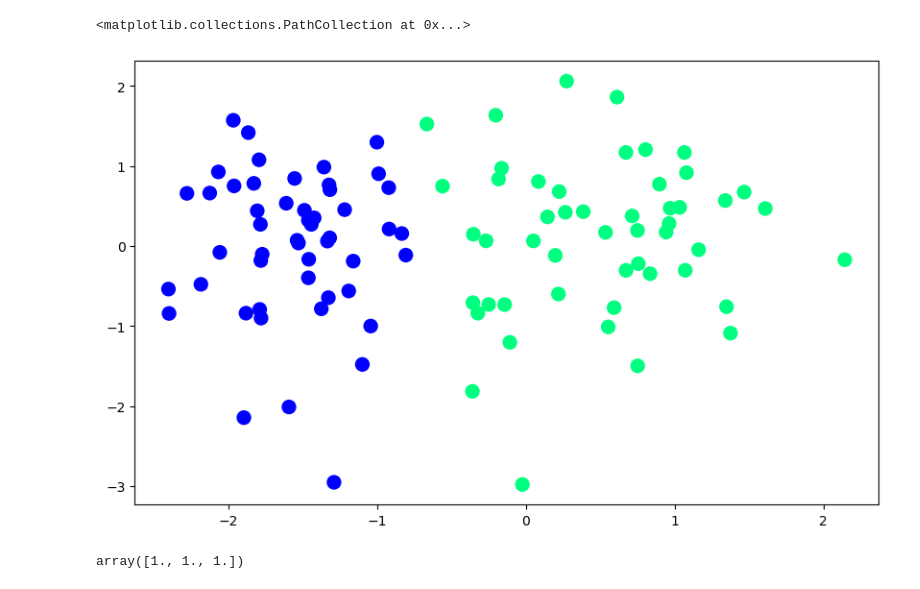
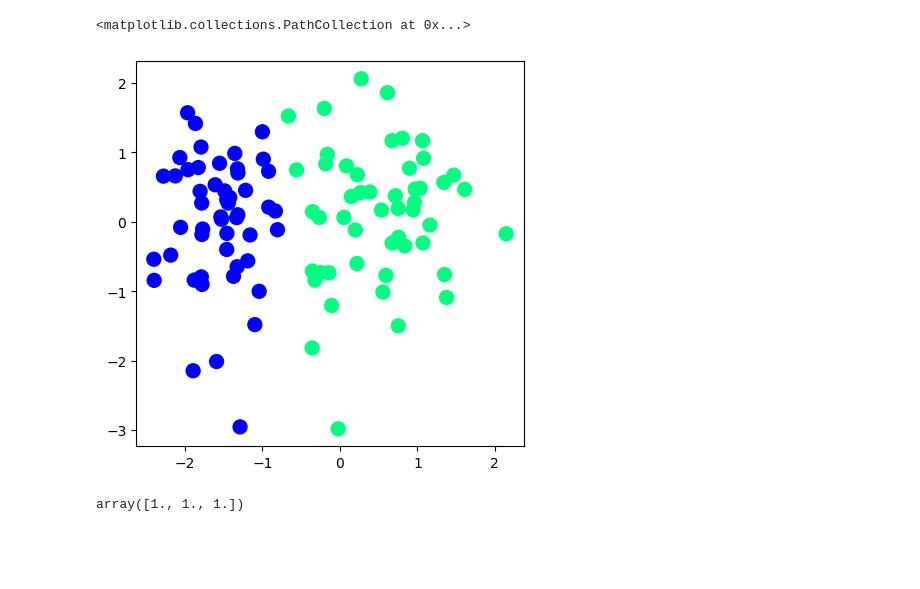
Before and after one commit to MimoHasPurpose/deep_learning, a Jupyter notebook: day1_10/day_3Perceptrontrick.ipynb, the cells around one changed output. Saved outputs shown, nothing was run; the diff lists cells and outputs as text; code cells hidden in the pictures; blank space fills up the shorter version.

```diff
--- a/day1_10/day_3Perceptrontrick.ipynb
+++ b/day1_10/day_3Perceptrontrick.ipynb
@@ -6,11 +6,11 @@ X,y=make_classification(n_samples=100,n_features=2,n_informative=1,n_redundant=0
 
 import matplotlib.pyplot as plt
 # %%
-plt.figure(figsize=(10,6))
+plt.figure(figsize=(5,5))
 plt.scatter(X[:,0],X[:,1],c=y,cmap='winter',s=100)
 # %% [output]
 <matplotlib.collections.PathCollection at 0x...>
-[figure, old version]
+[figure, new version]
 # %%
 def perceptron(X,y):
     X=np.insert(X,0,1,axis=1)
```
Also changed, not shown: parts of 1 cell of this notebook, 1 other file.
